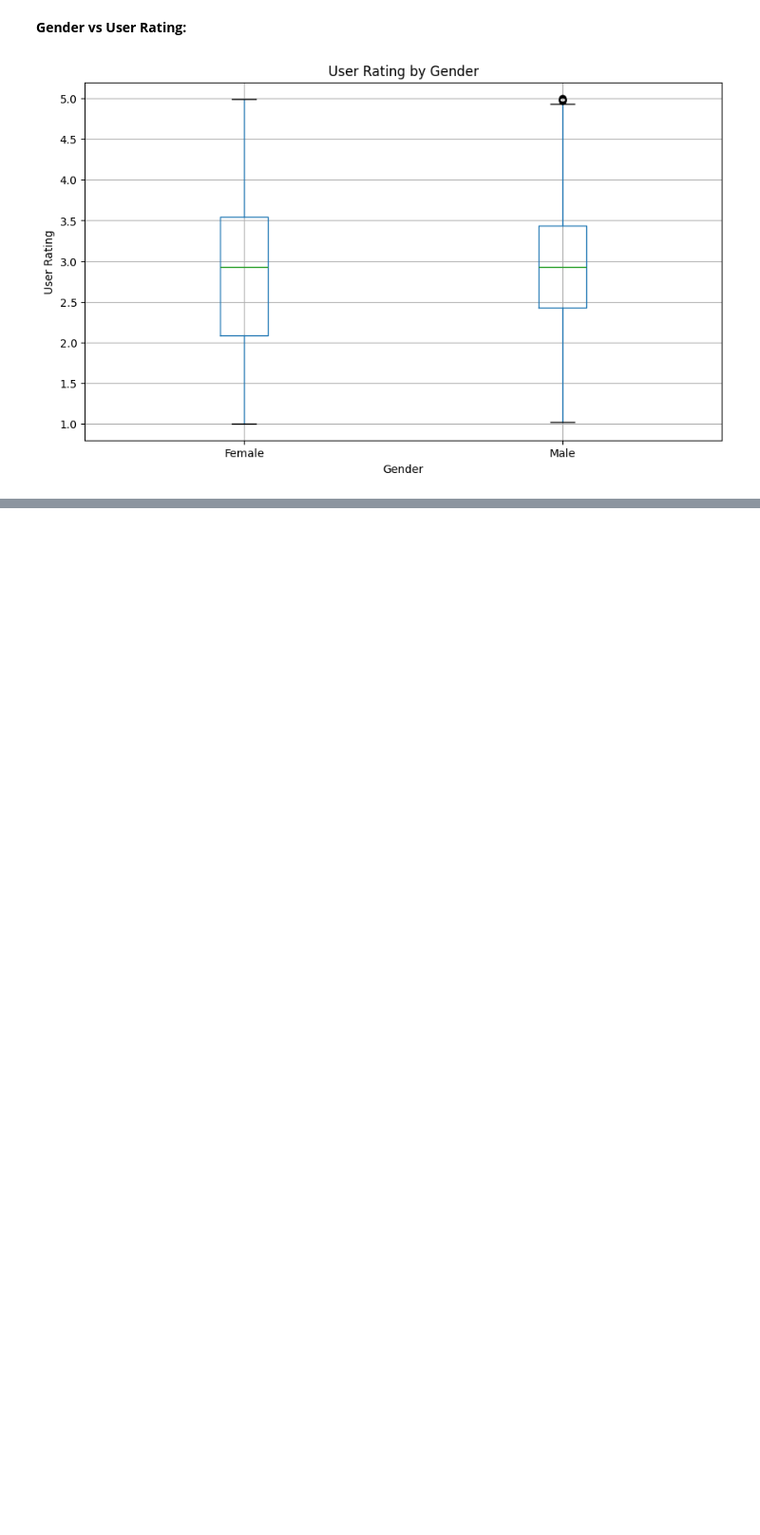
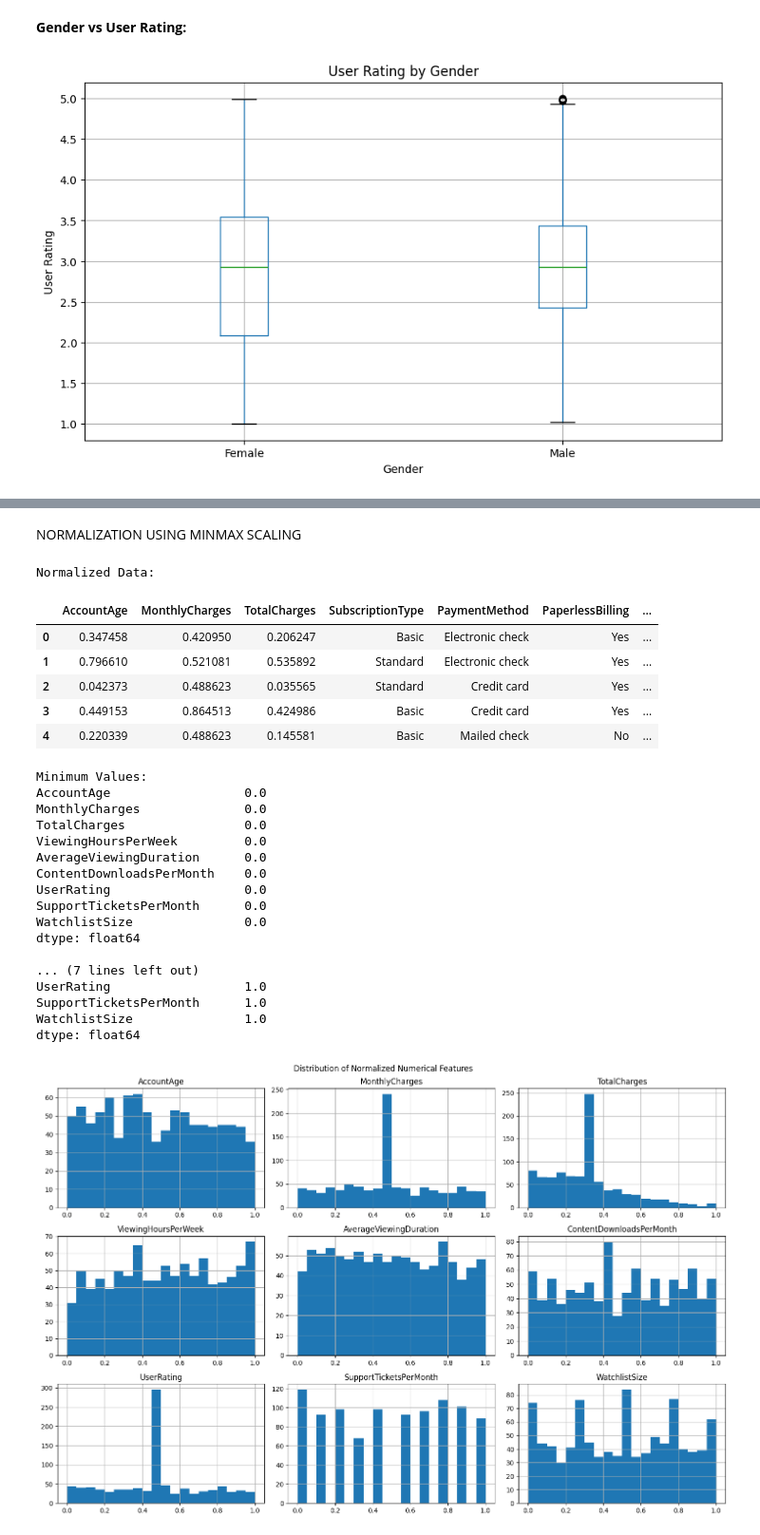
Before and after one commit to hariharan0528/24ADI204-DSV_PROJECT_CHURN_DETECTIVE, a Jupyter notebook: churn_detection_(1).ipynb, the cells around one changed output, grey strips where cells are left out. Shown at 95% size. Cells and saved outputs as stored; diff of their text form; code cells hidden in the pictures; blank space fills up the shorter version.

```diff
--- a/churn_detection_(1).ipynb
+++ b/churn_detection_(1).ipynb
@@ -568,0 +639,12 @@ plt.show()
+# %%
+numeric_cols = X.select_dtypes(include=["int64", "float64"]).columns.tolist()
+categorical_cols = X.select_dtypes(include=["object", "category", "bool"]).columns.tolist()
+
+print("Numerical Columns:")
+print(numeric_cols)
+
+print("\nCategorical Columns:")
+print(categorical_cols)
+
+print("\nNumber of Numerical Columns:", len(numeric_cols))
+print("Number of Categorical Columns:", len(categorical_cols))
@@ -568,0 +660,51 @@ plt.show()
+# %% [markdown]
+NORMALIZATION USING MINMAX SCALING
+# %%
+from sklearn.preprocessing import MinMaxScaler
+import matplotlib.pyplot as plt
+import seaborn as sns
+
+scaler = MinMaxScaler()
+
+normalized_data = X.copy()
+normalized_data[numeric_cols] = scaler.fit_transform(X[numeric_cols])
+
+print("Normalized Data:")
+display(normalized_data.head())
+
+print("\nMinimum Values:")
+print(normalized_data[numeric_cols].min())
+
+print("\nMaximum Values:")
+print(normalized_data[numeric_cols].max())
+
+normalized_data[numeric_cols].hist(figsize=(15, 10), bins=20)
+plt.suptitle("Distribution of Normalized Numerical Features")
+plt.tight_layout()
+plt.show()
+# %% [output]
+Normalized Data:
+|  | AccountAge | MonthlyCharges | TotalCharges | SubscriptionType | PaymentMethod | PaperlessBilling | ... |
+| 0 | 0.347458 | 0.420950 | 0.206247 | Basic | Electronic check | Yes | ... |
+| 1 | 0.796610 | 0.521081 | 0.535892 | Standard | Electronic check | Yes | ... |
+| 2 | 0.042373 | 0.488623 | 0.035565 | Standard | Credit card | Yes | ... |
+| 3 | 0.449153 | 0.864513 | 0.424986 | Basic | Credit card | Yes | ... |
+| 4 | 0.220339 | 0.488623 | 0.145581 | Basic | Mailed check | No | ... |
+Minimum Values:
+AccountAge                  0.0
+MonthlyCharges              0.0
+TotalCharges                0.0
+ViewingHoursPerWeek         0.0
+AverageViewingDuration      0.0
+ContentDownloadsPerMonth    0.0
+UserRating                  0.0
+SupportTicketsPerMonth      0.0
+WatchlistSize               0.0
+dtype: float64
+
+... (7 lines left out)
+UserRating                  1.0
+SupportTicketsPerMonth      1.0
+WatchlistSize               1.0
+dtype: float64
+[figure, added]
```
Also changed, not shown: parts of 54 cells of this notebook, 14 other files.
